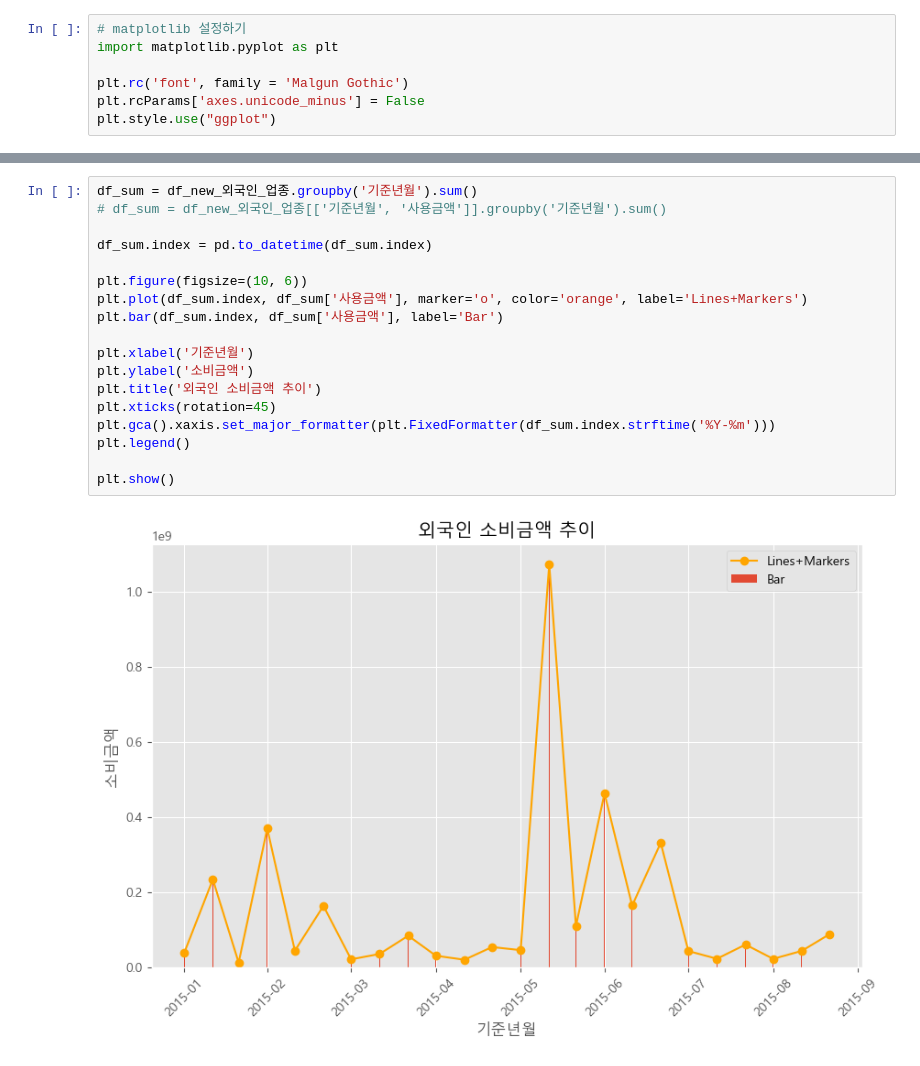
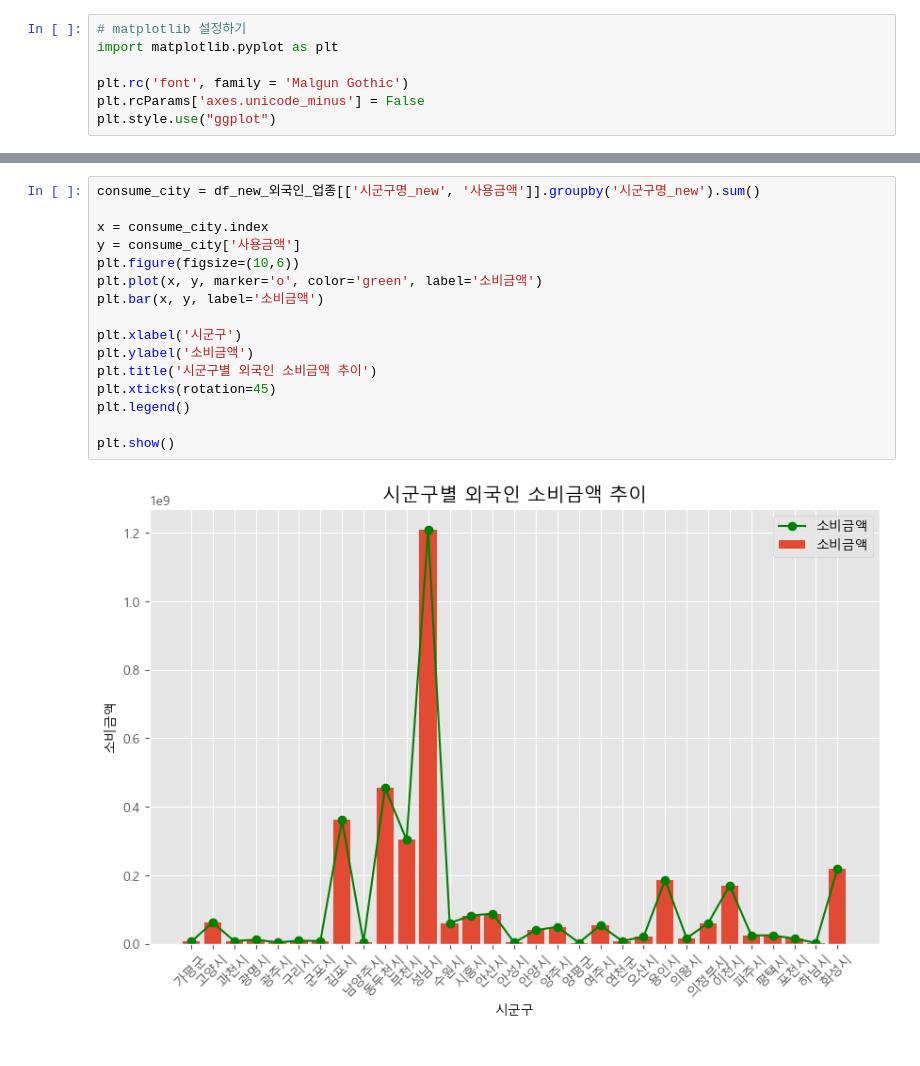
Before and after one commit to wowgang/MachineLearningLecture-2023, a Jupyter notebook: 100.dodo/데이터전처리.ipynb, the cells around one changed output, grey strips where cells are left out. Saved outputs shown, nothing was run; the diff lists cells and outputs as text.

```diff
--- a/100.dodo/데이터전처리.ipynb
+++ b/100.dodo/데이터전처리.ipynb
@@ -162,20 +191,18 @@ AttributeError: 'Index' object has no attribute 'strftime'
 # %%
-df_sum = df_new_외국인_업종.groupby('기준년월').sum()
-# df_sum = df_new_외국인_업종[['기준년월', '사용금액']].groupby('기준년월').sum()
+consume_city = df_new_외국인_업종[['시군구명_new', '사용금액']].groupby('시군구명_new').sum()
 
-df_sum.index = pd.to_datetime(df_sum.index)
+x = consume_city.index
+y = consume_city['사용금액']
+plt.figure(figsize=(10,6))
+plt.plot(x, y, marker='o', color='green', label='소비금액')
+plt.bar(x, y, label='소비금액')
 
-plt.figure(figsize=(10, 6))
-plt.plot(df_sum.index, df_sum['사용금액'], marker='o', color='orange', label='Lines+Markers')
-plt.bar(df_sum.index, df_sum['사용금액'], label='Bar')
-
-plt.xlabel('기준년월')
+plt.xlabel('시군구')
 plt.ylabel('소비금액')
-plt.title('외국인 소비금액 추이')
+plt.title('시군구별 외국인 소비금액 추이')
 plt.xticks(rotation=45)
-plt.gca().xaxis.set_major_formatter(plt.FixedFormatter(df_sum.index.strftime('%Y-%m')))
 plt.legend()
 
 plt.show()
 # %% [output]
-[figure, old version]
+[figure, new version]
```
Also changed, not shown: parts of 8 cells of this notebook, 1 other file.
